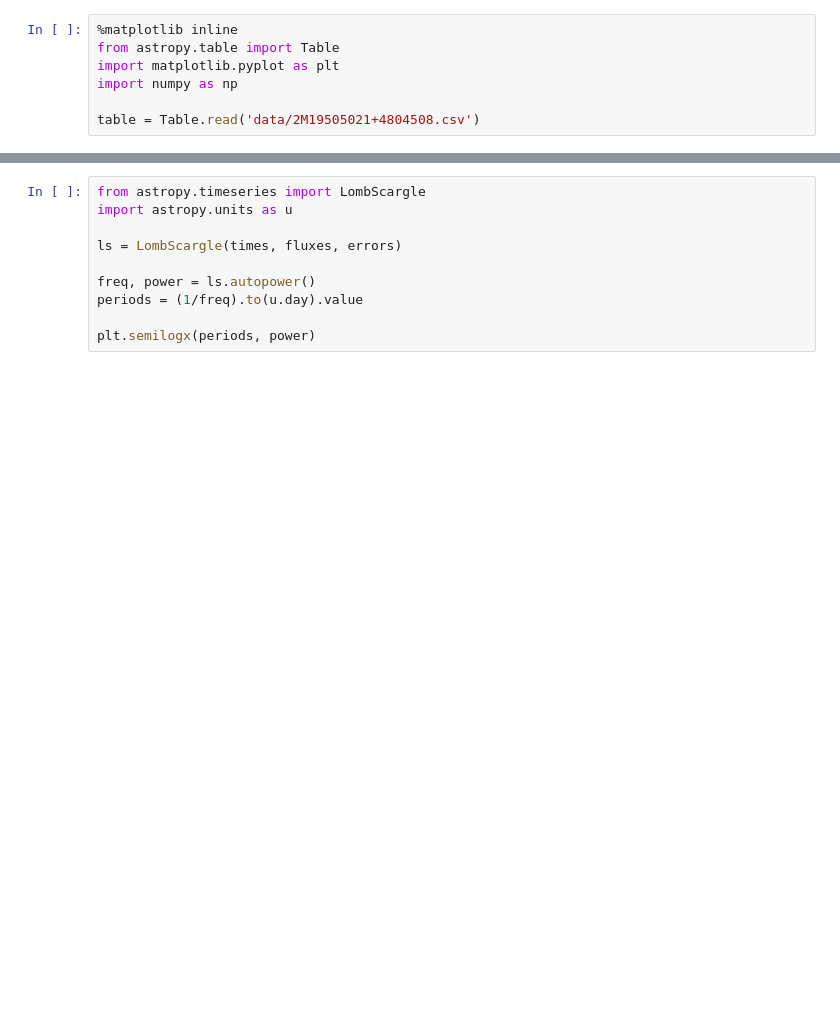
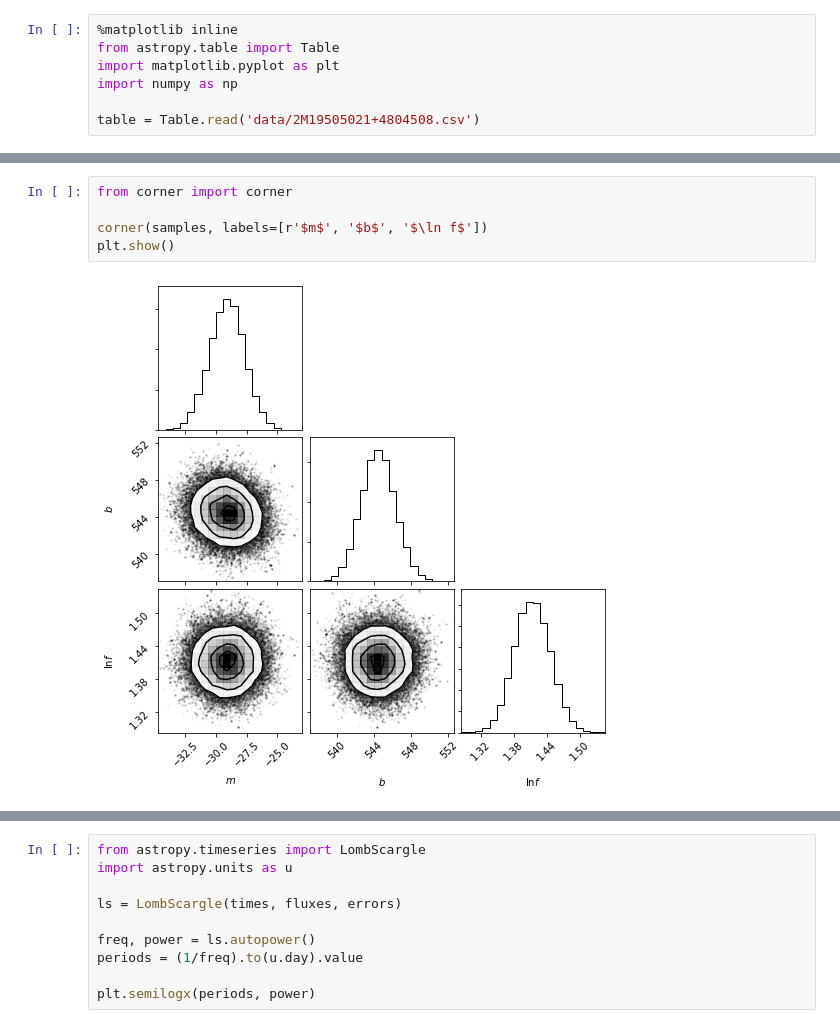
Before and after one commit to bmorris3/fader, a Jupyter notebook: asas-sn.ipynb, the cells around one changed output, grey strips where cells are left out. Saved outputs shown, nothing was run; the diff lists cells and outputs as text; blank space fills up the shorter version.

```diff
--- a/asas-sn.ipynb
+++ b/asas-sn.ipynb
@@ -28,0 +148,7 @@ plt.savefig('plots/asas-sn.pdf', bbox_inches='tight')
+# %%
+from corner import corner
+
+corner(samples, labels=[r'$m$', '$b$', '$\ln f$'])
+plt.show()
+# %% [output]
+[figure, added]
```
Also changed, not shown: parts of 10 cells of this notebook, 2 other files.
